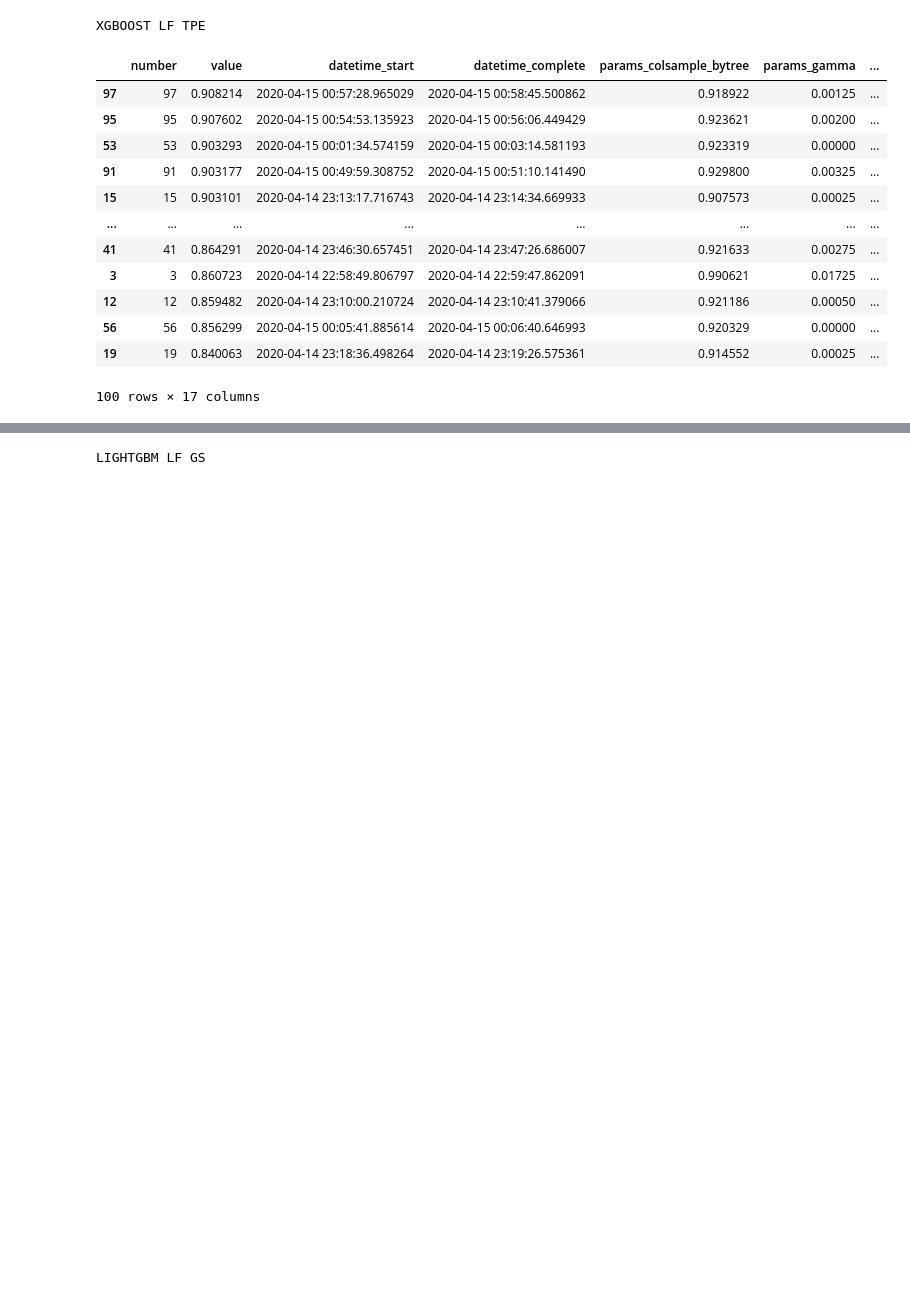
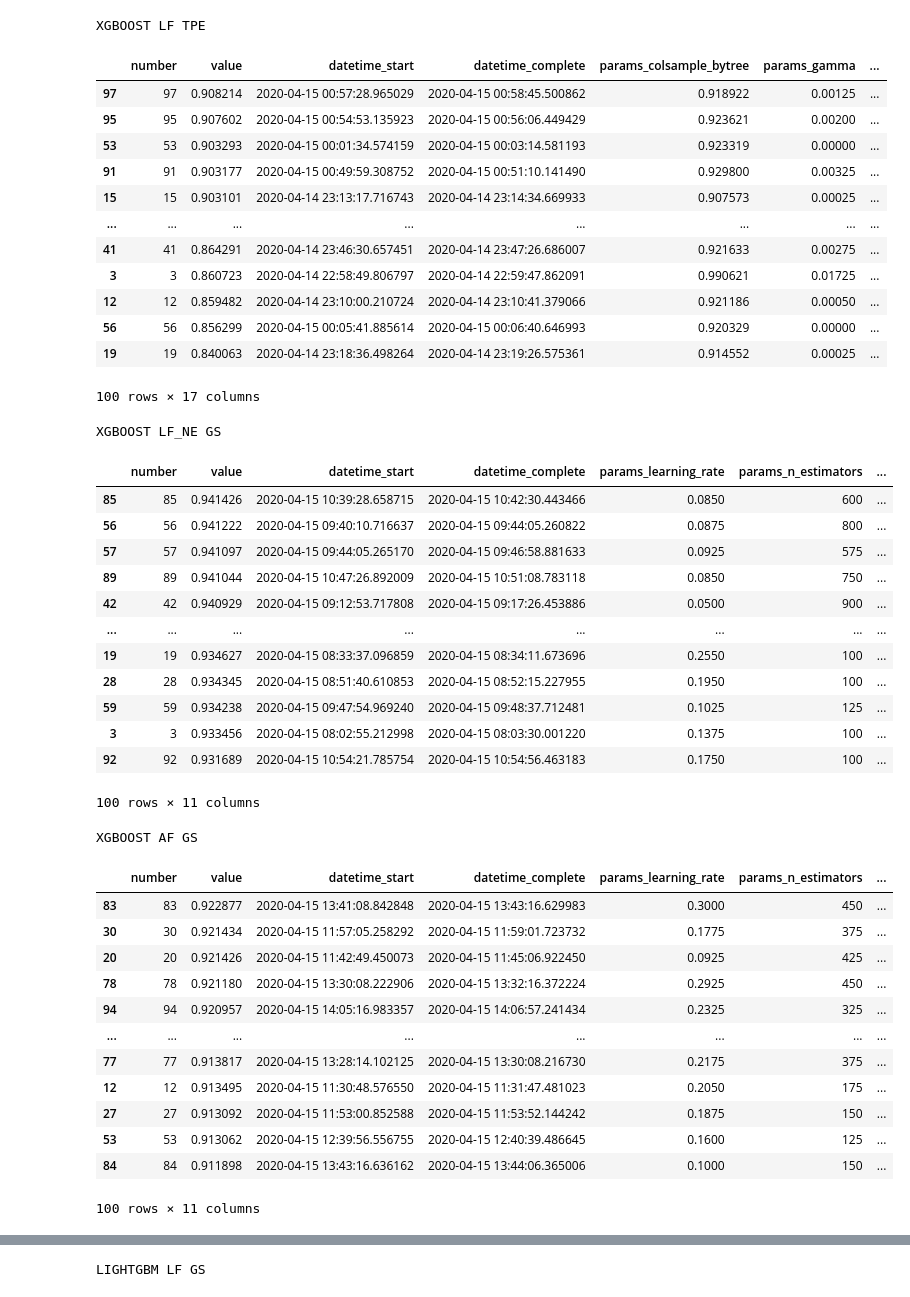
Before and after one commit to achmand/aml-crypto-graph, a Jupyter notebook: src/experiment_tuning_results_1.ipynb, the cells around one changed output, grey strips where cells are left out. Drawn from its saved outputs; the diff is of its cells as text; code cells hidden in the pictures; blank space fills up the shorter version.

```diff
--- a/src/experiment_tuning_results_1.ipynb
+++ b/src/experiment_tuning_results_1.ipynb
@@ -23,60 +23,75 @@ display(study_tpexgb_LF_df[study_tpexgb_LF_df["state"] == "COMPLETE"].sort_value
 
 # XGBOOST LF_NE
 print("XGBOOST LF_NE GS")
+study_gsxgb_LF_NE = util.read_pickle(experiment_1 + "gs_xgboost_LF_NE.pkl")
+study_gsxgb_LF_NE_df = study_gsxgb_LF_NE.trials_dataframe()
+display(study_gsxgb_LF_NE_df[study_gsxgb_LF_NE_df["state"] == "COMPLETE"].sort_values("value", ascending=False))
 
-# # XGBOOST LF_NE
-# print("XGBOOST LF_NE")
-# study_gsxgb_LFNE = util.read_pickle(experiment_1 + "gs_xgboost_LF_NE.pkl")
-# study_gsxgb_LFNE_df = study_gsxgb_LFNE.trials_dataframe()
-# display(study_gsxgb_LFNE_df[study_gsxgb_LFNE_df["state"] == "COMPLETE"].sort_values("value", ascending=False))
-# study_tpexgb_LFNE = util.read_pickle(experiment_1 + "tpe_xgboost_LF_NE.pkl")
-# study_tpexgb_LFNE_df = study_tpexgb_LFNE.trials_dataframe()
-# display(study_tpexgb_LFNE_df[study_tpexgb_LFNE_df["state"] == "COMPLETE"].sort_values("value", ascending=False))
+# XGBOOST AF
+print("XGBOOST AF GS")
+study_gsxgb_AF = util.read_pickle(experiment_1 + "gs_xgboost_AF.pkl")
+study_gsxgb_AF_df = study_gsxgb_AF.trials_dataframe()
+display(study_gsxgb_AF_df[study_gsxgb_AF_df["state"] == "COMPLETE"].sort_values("value", ascending=False))
 
-# # XGBOOST AF
-# print("XGBOOST AF")
-# study_gsxgb_AF = util.read_pickle(experiment_1 + "gs_xgboost_AF.pkl")
-# study_gsxgb_AF_df = study_gsxgb_AF.trials_dataframe()
-# display(study_gsxgb_AF_df[study_gsxgb_AF_df["state"] == "COMPLETE"].sort_values("value", ascending=False))
-# study_tpexgb_AF = util.read_pickle(experiment_1 + "tpe_xgboost_AF.pkl")
-# study_tpexgb_AF_df = study_tpexgb_AF.trials_dataframe()
-# display(study_tpexgb_AF_df[study_tpexgb_AF_df["state"] == "COMPLETE"].sort_values("value", ascending=False))
-
-# # XGBOOST AF_NE
-# print("XGBOOST AF_NE GS")
-# study_gsxgb_AFNE = util.read_pickle(experiment_1 + "gs_xgboost_AF_NE.pkl")
-# study_gsxgb_AFNE_df = study_gsxgb_AFNE.trials_dataframe()
-# display(study_gsxgb_AFNE_df[study_gsxgb_AFNE_df["state"] == "COMPLETE"].sort_values("value", ascending=False))
-# print("XGBOOST AF_NE TPE")
-# study_tpexgb_AFNE = util.read_pickle(experiment_1 + "tpe_xgboost_AF_NE.pkl")
-# study_tpexgb_AFNE_df = study_tpexgb_AFNE.trials_dataframe()
-# display(study_tpexgb_AFNE_df[study_tpexgb_AFNE_df["state"] == "COMPLETE"].sort_values("value", ascending=False))
+# XGBOOST AF_NE
+print("XGBOOST AF_NE GS")
+study_gsxgb_AF_NE = util.read_pickle(experiment_1 + "gs_xgboost_AF_NE.pkl")
+study_gsxgb_AF_NE_df = study_gsxgb_AF_NE.trials_dataframe()
+display(study_gsxgb_AF_NE_df[study_gsxgb_AF_NE_df["state"] == "COMPLETE"].sort_values("value", ascending=False))
 # %% [output]
 XGBOOST LF GS
 |  | number | value | datetime_start | datetime_complete | params_learning_rate | params_n_estimators | ... |
 | 32 | 32 | 0.888558 | 2020-04-14 19:14:24.727549 | 2020-04-14 19:15:53.351589 | 0.2825 | 275 | ... |
 | 25 | 25 | 0.888360 | 2020-04-14 19:00:09.294941 | 2020-04-14 19:02:13.210255 | 0.2750 | 400 | ... |
 | 82 | 82 | 0.887974 | 2020-04-14 21:12:43.277063 | 2020-04-14 21:15:05.734035 | 0.2750 | 475 | ... |
 | 90 | 90 | 0.887924 | 2020-04-14 21:29:14.561693 | 2020-04-14 21:31:21.908715 | 0.1775 | 400 | ... |
 | 66 | 66 | 0.886769 | 2020-04-14 20:37:27.888913 | 2020-04-14 20:39:56.077780 | 0.2175 | 475 | ... |
 | ... | ... | ... | ... | ... | ... | ... | ... |
 | 5 | 5 | 0.870136 | 2020-04-14 18:24:20.471830 | 2020-04-14 18:24:52.978687 | 0.1075 | 100 | ... |
 | 74 | 74 | 0.867447 | 2020-04-14 20:54:59.830310 | 2020-04-14 20:55:42.385791 | 0.2675 | 125 | ... |
 | 27 | 27 | 0.867447 | 2020-04-14 19:03:55.927358 | 2020-04-14 19:04:38.354610 | 0.2675 | 125 | ... |
 | 85 | 85 | 0.866862 | 2020-04-14 21:22:33.246474 | 2020-04-14 21:23:14.439609 | 0.1225 | 125 | ... |
 | 0 | 0 | 0.866188 | 2020-04-14 18:17:15.536263 | 2020-04-14 18:17:52.710546 | 0.1925 | 100 | ... |
 100 rows × 11 columns
 XGBOOST LF TPE
 |  | number | value | datetime_start | datetime_complete | params_colsample_bytree | params_gamma | ... |
 | 97 | 97 | 0.908214 | 2020-04-15 00:57:28.965029 | 2020-04-15 00:58:45.500862 | 0.918922 | 0.00125 | ... |
 | 95 | 95 | 0.907602 | 2020-04-15 00:54:53.135923 | 2020-04-15 00:56:06.449429 | 0.923621 | 0.00200 | ... |
 | 53 | 53 | 0.903293 | 2020-04-15 00:01:34.574159 | 2020-04-15 00:03:14.581193 | 0.923319 | 0.00000 | ... |
 | 91 | 91 | 0.903177 | 2020-04-15 00:49:59.308752 | 2020-04-15 00:51:10.141490 | 0.929800 | 0.00325 | ... |
 | 15 | 15 | 0.903101 | 2020-04-14 23:13:17.716743 | 2020-04-14 23:14:34.669933 | 0.907573 | 0.00025 | ... |
 | ... | ... | ... | ... | ... | ... | ... | ... |
 | 41 | 41 | 0.864291 | 2020-04-14 23:46:30.657451 | 2020-04-14 23:47:26.686007 | 0.921633 | 0.00275 | ... |
 | 3 | 3 | 0.860723 | 2020-04-14 22:58:49.806797 | 2020-04-14 22:59:47.862091 | 0.990621 | 0.01725 | ... |
 | 12 | 12 | 0.859482 | 2020-04-14 23:10:00.210724 | 2020-04-14 23:10:41.379066 | 0.921186 | 0.00050 | ... |
 | 56 | 56 | 0.856299 | 2020-04-15 00:05:41.885614 | 2020-04-15 00:06:40.646993 | 0.920329 | 0.00000 | ... |
 | 19 | 19 | 0.840063 | 2020-04-14 23:18:36.498264 | 2020-04-14 23:19:26.575361 | 0.914552 | 0.00025 | ... |
 100 rows × 17 columns
+XGBOOST LF_NE GS
+|  | number | value | datetime_start | datetime_complete | params_learning_rate | params_n_estimators | ... |
+| 85 | 85 | 0.941426 | 2020-04-15 10:39:28.658715 | 2020-04-15 10:42:30.443466 | 0.0850 | 600 | ... |
+| 56 | 56 | 0.941222 | 2020-04-15 09:40:10.716637 | 2020-04-15 09:44:05.260822 | 0.0875 | 800 | ... |
+| 57 | 57 | 0.941097 | 2020-04-15 09:44:05.265170 | 2020-04-15 09:46:58.881633 | 0.0925 | 575 | ... |
+| 89 | 89 | 0.941044 | 2020-04-15 10:47:26.892009 | 2020-04-15 10:51:08.783118 | 0.0850 | 750 | ... |
+| 42 | 42 | 0.940929 | 2020-04-15 09:12:53.717808 | 2020-04-15 09:17:26.453886 | 0.0500 | 900 | ... |
+| ... | ... | ... | ... | ... | ... | ... | ... |
+| 19 | 19 | 0.934627 | 2020-04-15 08:33:37.096859 | 2020-04-15 08:34:11.673696 | 0.2550 | 100 | ... |
+| 28 | 28 | 0.934345 | 2020-04-15 08:51:40.610853 | 2020-04-15 08:52:15.227955 | 0.1950 | 100 | ... |
+| 59 | 59 | 0.934238 | 2020-04-15 09:47:54.969240 | 2020-04-15 09:48:37.712481 | 0.1025 | 125 | ... |
+| 3 | 3 | 0.933456 | 2020-04-15 08:02:55.212998 | 2020-04-15 08:03:30.001220 | 0.1375 | 100 | ... |
+| 92 | 92 | 0.931689 | 2020-04-15 10:54:21.785754 | 2020-04-15 10:54:56.463183 | 0.1750 | 100 | ... |
+100 rows × 11 columns
+XGBOOST AF GS
+|  | number | value | datetime_start | datetime_complete | params_learning_rate | params_n_estimators | ... |
+| 83 | 83 | 0.922877 | 2020-04-15 13:41:08.842848 | 2020-04-15 13:43:16.629983 | 0.3000 | 450 | ... |
+| 30 | 30 | 0.921434 | 2020-04-15 11:57:05.258292 | 2020-04-15 11:59:01.723732 | 0.1775 | 375 | ... |
+| 20 | 20 | 0.921426 | 2020-04-15 11:42:49.450073 | 2020-04-15 11:45:06.922450 | 0.0925 | 425 | ... |
+| 78 | 78 | 0.921180 | 2020-04-15 13:30:08.222906 | 2020-04-15 13:32:16.372224 | 0.2925 | 450 | ... |
+| 94 | 94 | 0.920957 | 2020-04-15 14:05:16.983357 | 2020-04-15 14:06:57.241434 | 0.2325 | 325 | ... |
+| ... | ... | ... | ... | ... | ... | ... | ... |
+| 77 | 77 | 0.913817 | 2020-04-15 13:28:14.102125 | 2020-04-15 13:30:08.216730 | 0.2175 | 375 | ... |
+| 12 | 12 | 0.913495 | 2020-04-15 11:30:48.576550 | 2020-04-15 11:31:47.481023 | 0.2050 | 175 | ... |
+| 27 | 27 | 0.913092 | 2020-04-15 11:53:00.852588 | 2020-04-15 11:53:52.144242 | 0.1875 | 150 | ... |
+| 53 | 53 | 0.913062 | 2020-04-15 12:39:56.556755 | 2020-04-15 12:40:39.486645 | 0.1600 | 125 | ... |
+| 84 | 84 | 0.911898 | 2020-04-15 13:43:16.636162 | 2020-04-15 13:44:06.365006 | 0.1000 | 150 | ... |
+100 rows × 11 columns
```
Also changed, not shown: parts of 1 cell of this notebook, 5 other files.
